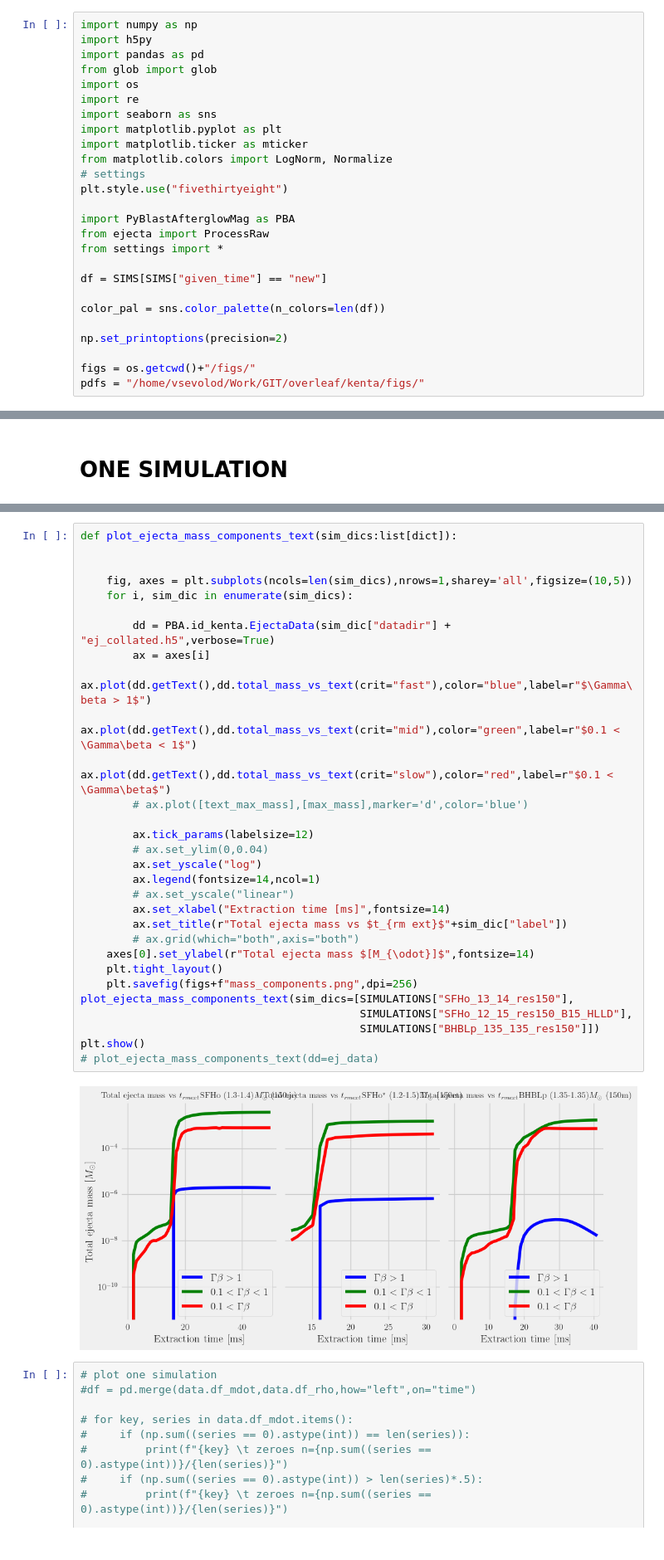
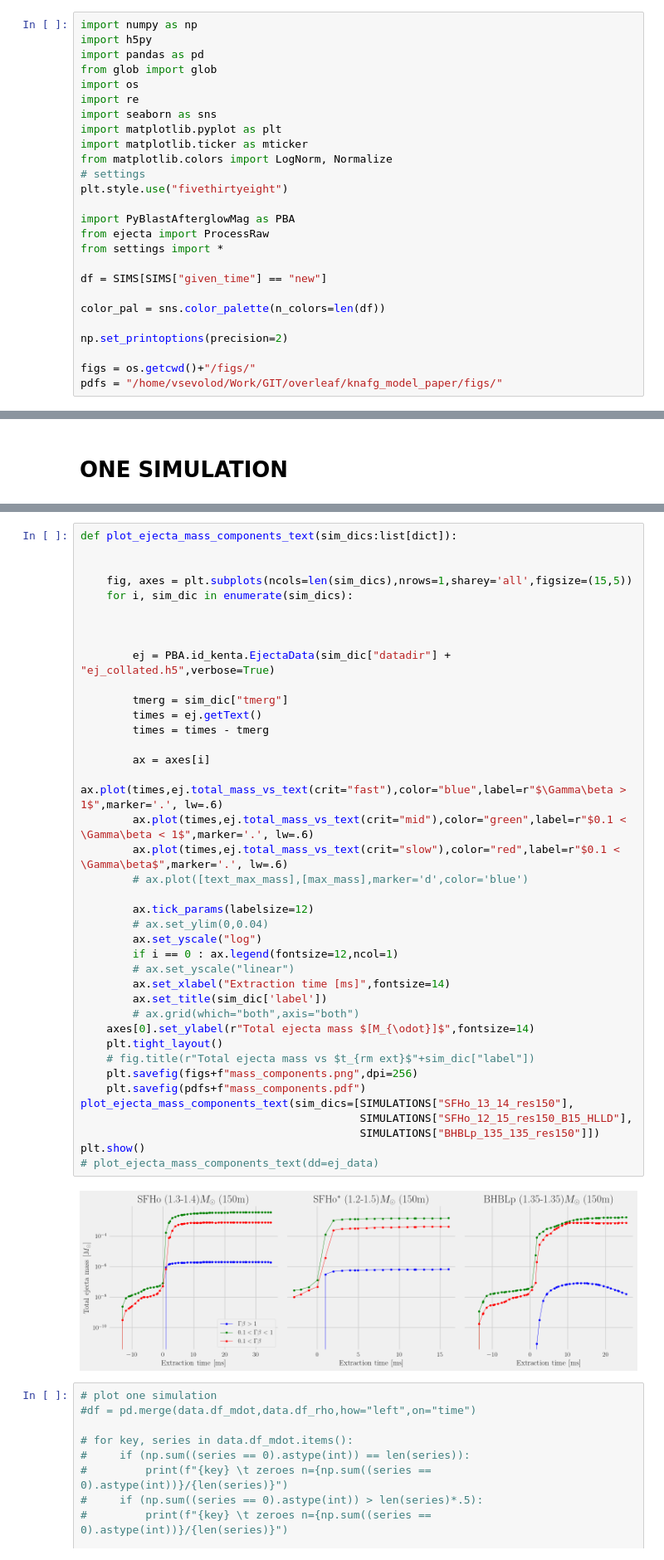
Before and after one commit to vsevolodnedora/PBA_projects, a Jupyter notebook: knafg/knafg_kenta/ejecta_analysis.ipynb, the cells around one changed output, grey strips where cells are left out. Shown: that part at 83% size. Saved outputs shown, nothing was run; the diff lists cells and outputs as text.

Commit message:
minor on ejecta analysis

```diff
--- a/knafg/knafg_kenta/ejecta_analysis.ipynb
+++ b/knafg/knafg_kenta/ejecta_analysis.ipynb
@@ -23,7 +23,7 @@ color_pal = sns.color_palette(n_colors=len(df))
 np.set_printoptions(precision=2)
 
 figs = os.getcwd()+"/figs/"
-pdfs = "/home/vsevolod/Work/GIT/overleaf/kenta/figs/"
+pdfs = "/home/vsevolod/Work/GIT/overleaf/knafg_model_paper/figs/"
 # %%
 # Collate data for simulations (USE ONLY ONCE)\
 for sim_key, sim_dic in SIMS.items():
@@ -260,35 +264,44 @@ data_2 = PBA.id_kenta.Data(fpath_rhomax=sim_dic_2["datadir"]+sim_dic_2["rhomax"]
 # %%
 def plot_ejecta_mass_components_text(sim_dics:list[dict]):
 
 
-    fig, axes = plt.subplots(ncols=len(sim_dics),nrows=1,sharey='all',figsize=(10,5))
+    fig, axes = plt.subplots(ncols=len(sim_dics),nrows=1,sharey='all',figsize=(15,5))
     for i, sim_dic in enumerate(sim_dics):
 
-        dd = PBA.id_kenta.EjectaData(sim_dic["datadir"] + "ej_collated.h5",verbose=True)
+
+
+        ej = PBA.id_kenta.EjectaData(sim_dic["datadir"] + "ej_collated.h5",verbose=True)
+
+        tmerg = sim_dic["tmerg"]
+        times = ej.getText()
+        times = times - tmerg
+
         ax = axes[i]
-        ax.plot(dd.getText(),dd.total_mass_vs_text(crit="fast"),color="blue",label=r"$\Gamma\beta > 1$")
-        ax.plot(dd.getText(),dd.total_mass_vs_text(crit="mid"),color="green",label=r"$0.1 < \Gamma\beta < 1$")
-        ax.plot(dd.getText(),dd.total_mass_vs_text(crit="slow"),color="red",label=r"$0.1 < \Gamma\beta$")
+        ax.plot(times,ej.total_mass_vs_text(crit="fast"),color="blue",label=r"$\Gamma\beta > 1$",marker='.', lw=.6)
+        ax.plot(times,ej.total_mass_vs_text(crit="mid"),color="green",label=r"$0.1 < \Gamma\beta < 1$",marker='.', lw=.6)
+        ax.plot(times,ej.total_mass_vs_text(crit="slow"),color="red",label=r"$0.1 < \Gamma\beta$",marker='.', lw=.6)
         # ax.plot([text_max_mass],[max_mass],marker='d',color='blue')
 
         ax.tick_params(labelsize=12)
         # ax.set_ylim(0,0.04)
         ax.set_yscale("log")
-        ax.legend(fontsize=14,ncol=1)
+        if i == 0 : ax.legend(fontsize=12,ncol=1)
         # ax.set_yscale("linear")
         ax.set_xlabel("Extraction time [ms]",fontsize=14)
-        ax.set_title(r"Total ejecta mass vs $t_{rm ext}$"+sim_dic["label"])
+        ax.set_title(sim_dic['label'])
         # ax.grid(which="both",axis="both")
     axes[0].set_ylabel(r"Total ejecta mass $[M_{\odot}]$",fontsize=14)
     plt.tight_layout()
+    # fig.title(r"Total ejecta mass vs $t_{rm ext}$"+sim_dic["label"])
     plt.savefig(figs+f"mass_components.png",dpi=256)
+    plt.savefig(pdfs+f"mass_components.pdf")
 plot_ejecta_mass_components_text(sim_dics=[SIMULATIONS["SFHo_13_14_res150"],
                                            SIMULATIONS["SFHo_12_15_res150_B15_HLLD"],
                                            SIMULATIONS["BHBLp_135_135_res150"]])
 plt.show()
 # plot_ejecta_mass_components_text(dd=ej_data)
 # %% [output]
-[figure, old version]
+[figure, new version]
 # %%
 # plot one simulation
 #df = pd.merge(data.df_mdot,data.df_rho,how="left",on="time")
```
Also changed, not shown: parts of 11 cells of this notebook, 8 other files.
